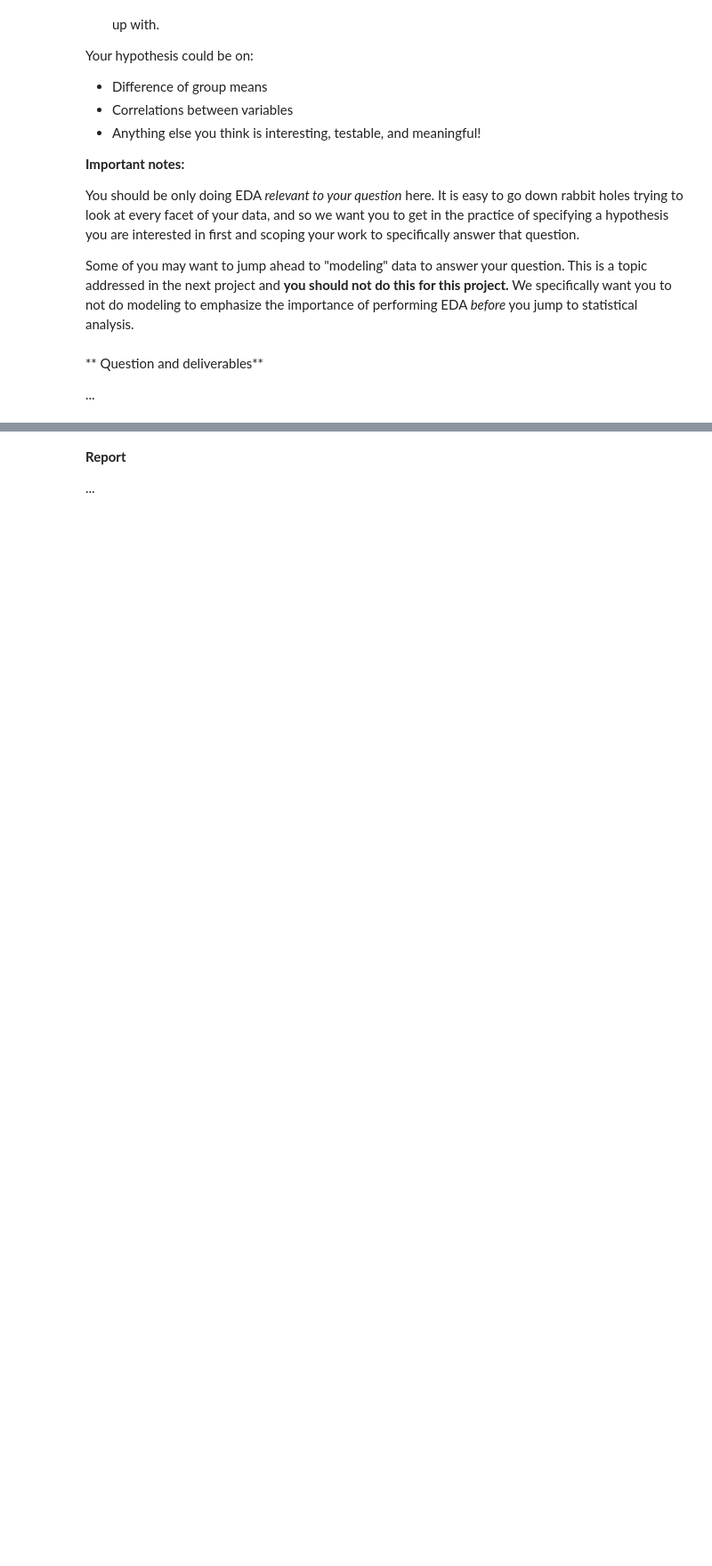
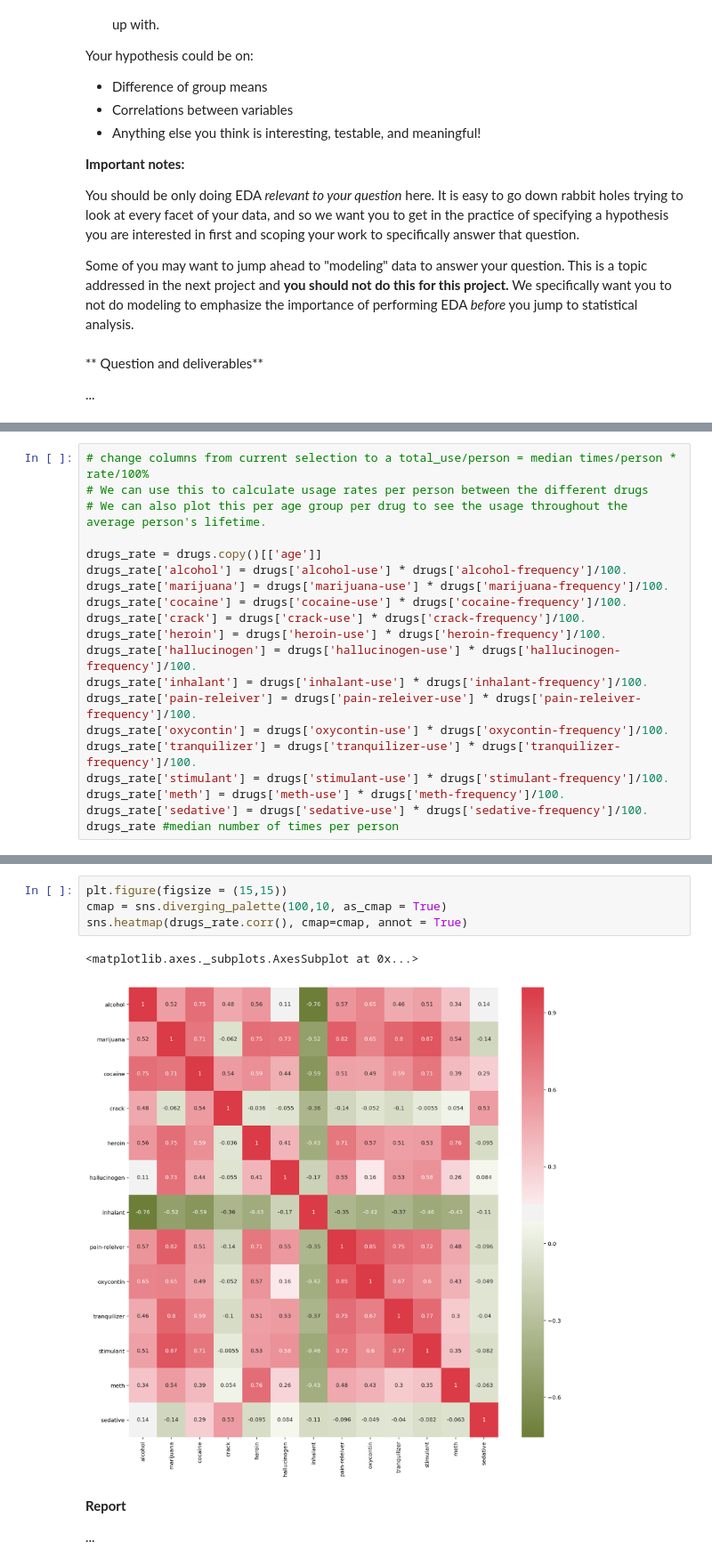
Before and after one commit to SeanWongKengMun/project2, a Jupyter notebook: project-02-v2-starter-code.ipynb, the cells around one changed output, grey strips where cells are left out. Shown at 89% size. Cells and saved outputs as stored; diff of their text form; blank space fills up the shorter version.

```diff
--- a/project-02-v2-starter-code.ipynb
+++ b/project-02-v2-starter-code.ipynb
@@ -614,0 +689,20 @@ Some of you may want to jump ahead to "modeling" data to answer your question. T
+# %%
+# change columns from current selection to a total_use/person = median times/person * rate/100%
+# We can use this to calculate usage rates per person between the different drugs
+# We can also plot this per age group per drug to see the usage throughout the average person's lifetime.
+
+drugs_rate = drugs.copy()[['age']]
+drugs_rate['alcohol'] = drugs['alcohol-use'] * drugs['alcohol-frequency']/100.
+drugs_rate['marijuana'] = drugs['marijuana-use'] * drugs['marijuana-frequency']/100.
+drugs_rate['cocaine'] = drugs['cocaine-use'] * drugs['cocaine-frequency']/100.
+drugs_rate['crack'] = drugs['crack-use'] * drugs['crack-frequency']/100.
+drugs_rate['heroin'] = drugs['heroin-use'] * drugs['heroin-frequency']/100.
+drugs_rate['hallucinogen'] = drugs['hallucinogen-use'] * drugs['hallucinogen-frequency']/100.
+drugs_rate['inhalant'] = drugs['inhalant-use'] * drugs['inhalant-frequency']/100.
+drugs_rate['pain-releiver'] = drugs['pain-releiver-use'] * drugs['pain-releiver-frequency']/100.
+drugs_rate['oxycontin'] = drugs['oxycontin-use'] * drugs['oxycontin-frequency']/100.
+drugs_rate['tranquilizer'] = drugs['tranquilizer-use'] * drugs['tranquilizer-frequency']/100.
+drugs_rate['stimulant'] = drugs['stimulant-use'] * drugs['stimulant-frequency']/100.
+drugs_rate['meth'] = drugs['meth-use'] * drugs['meth-frequency']/100.
+drugs_rate['sedative'] = drugs['sedative-use'] * drugs['sedative-frequency']/100.
+drugs_rate #median number of times per person
@@ -615,3 +838,10 @@ Some of you may want to jump ahead to "modeling" data to answer your question. T
+# %%
+plt.figure(figsize = (15,15))
+cmap = sns.diverging_palette(100,10, as_cmap = True)
+sns.heatmap(drugs_rate.corr(), cmap=cmap, annot = True)
+# %% [output]
+<matplotlib.axes._subplots.AxesSubplot at 0x...>
+[figure, added]
 # %% [markdown]
 **Report**
 
```
Also changed, not shown: parts of 30 cells of this notebook.
